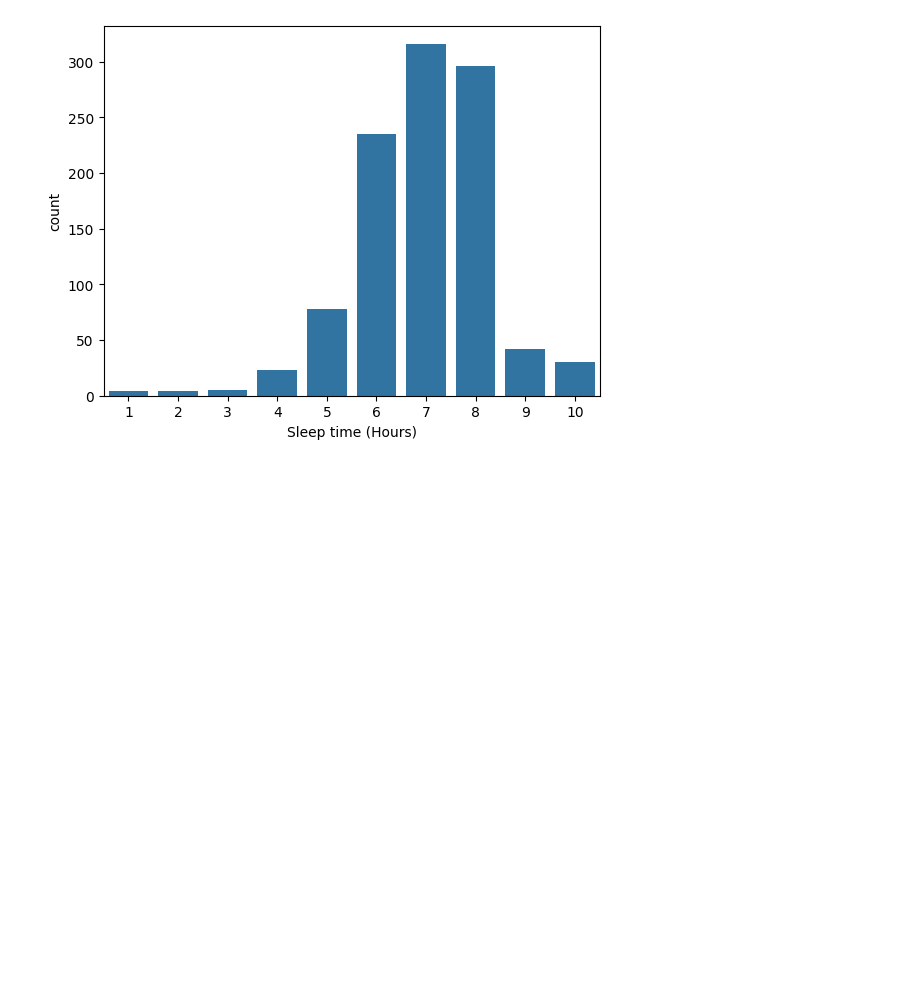
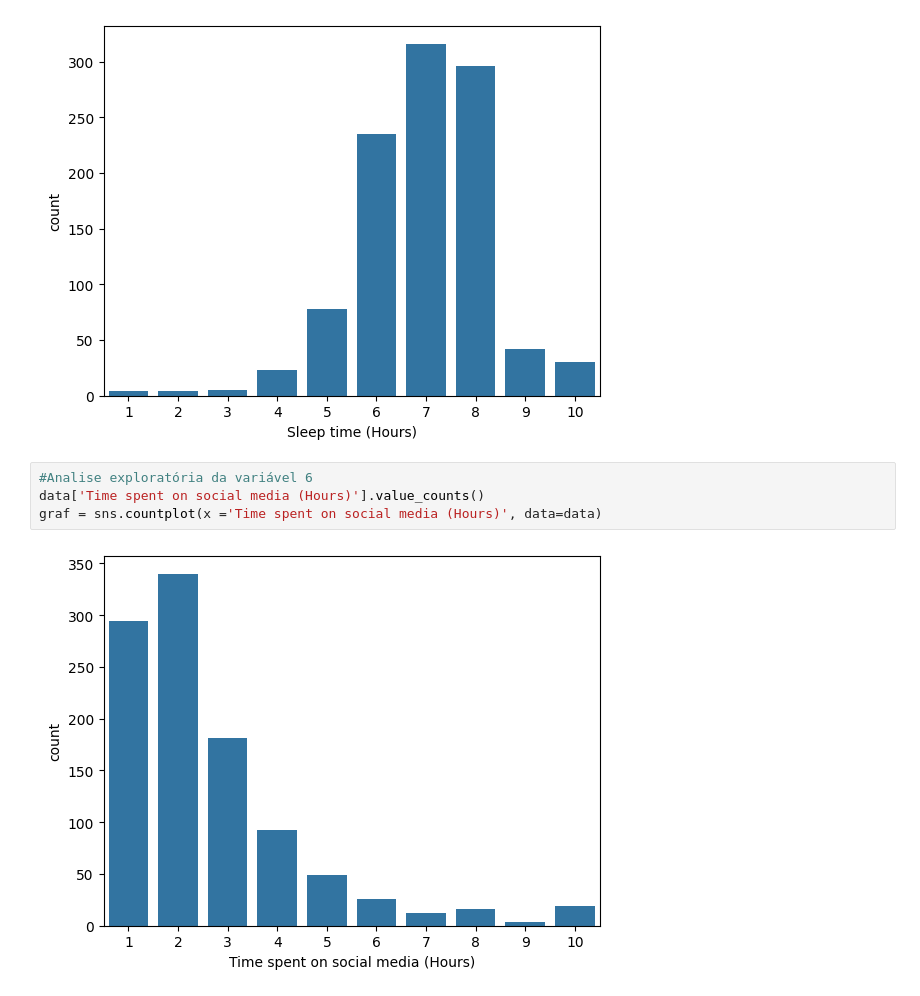
Before and after one commit to Adila02/ProjetoRio, a Jupyter notebook: dataset_estudantes_online1.ipynb, the cells around one changed output. Drawn from its saved outputs; the diff is of its cells as text; blank space fills up the shorter version.

```diff
--- a/dataset_estudantes_online1.ipynb
+++ b/dataset_estudantes_online1.ipynb
@@ -171,3 +171,9 @@ data['Sleep time (Hours)'].value_counts()
 graf = sns.countplot(x ='Sleep time (Hours)', data=data)
 # %% [output]
 [figure]
+# %%
+#Analise exploratória da variável 6
+data['Time spent on social media (Hours)'].value_counts()
+graf = sns.countplot(x ='Time spent on social media (Hours)', data=data)
+# %% [output]
+[figure, added]
```
Also changed, not shown: parts of 3 cells of this notebook.
